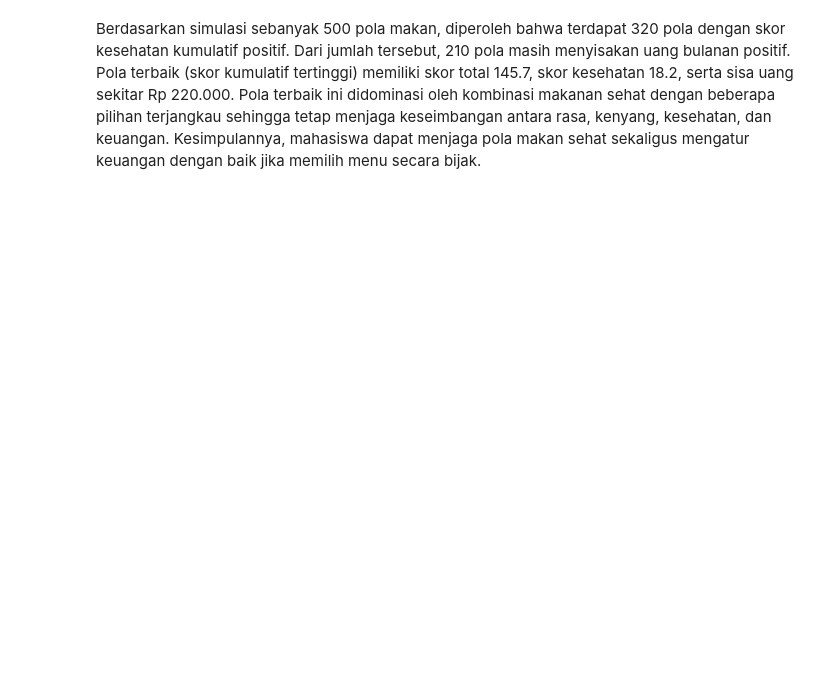
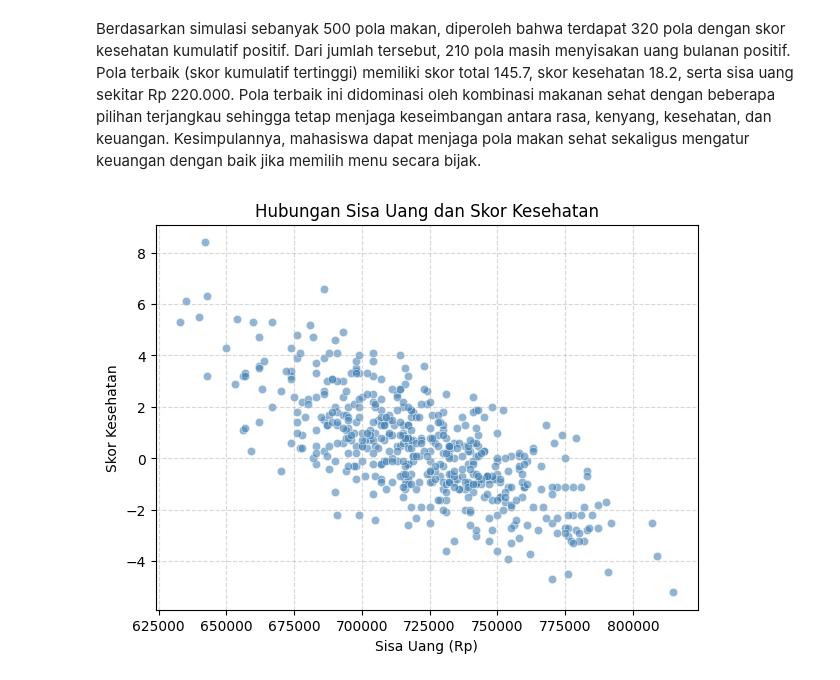
Before and after one commit to 24083010037-dev/Tugas-matematika-Diskrit-, a Jupyter notebook: 24083010037_Febriani_Yolanda_Tessalonika_Tugas_5 (3).ipynb, the cells around one changed output. Cells and saved outputs as stored; diff of their text form; code cells hidden in the pictures; blank space fills up the shorter version.

```diff
--- a/24083010037_Febriani_Yolanda_Tessalonika_Tugas_5 (3).ipynb
+++ b/24083010037_Febriani_Yolanda_Tessalonika_Tugas_5 (3).ipynb
@@ -162,2 +136,25 @@ Hari 31: Pagi = nasigoreng, Malam = warteg
 # %% [markdown]
 Berdasarkan simulasi sebanyak 500 pola makan, diperoleh bahwa terdapat 320 pola dengan skor kesehatan kumulatif positif. Dari jumlah tersebut, 210 pola masih menyisakan uang bulanan positif. Pola terbaik (skor kumulatif tertinggi) memiliki skor total 145.7, skor kesehatan 18.2, serta sisa uang sekitar Rp 220.000. Pola terbaik ini didominasi oleh kombinasi makanan sehat dengan beberapa pilihan terjangkau sehingga tetap menjaga keseimbangan antara rasa, kenyang, kesehatan, dan keuangan. Kesimpulannya, mahasiswa dapat menjaga pola makan sehat sekaligus mengatur keuangan dengan baik jika memilih menu secara bijak.
+# %%
+import seaborn as sns
+import matplotlib.pyplot as plt
+import pandas as pd
+import numpy as np
+
+# Buat DataFrame hasil simulasi
+hasil = pd.DataFrame({
+    'Sample_ID': sampleid,
+    'Skor_Total': skor,
+    'Skor_Sehat': sehat,
+    'Sisa_Uang': sisa
+})
+
+plt.figure(figsize=(7,5))
+sns.scatterplot(x='Sisa_Uang', y='Skor_Sehat', data=hasil, alpha=0.6, color='steelblue')
+plt.title("Hubungan Sisa Uang dan Skor Kesehatan")
+plt.xlabel("Sisa Uang (Rp)")
+plt.ylabel("Skor Kesehatan")
+plt.grid(True, linestyle='--', alpha=0.5)
+plt.show()
+# %% [output]
+[figure, added]
```
Also changed, not shown: parts of 14 cells of this notebook.
